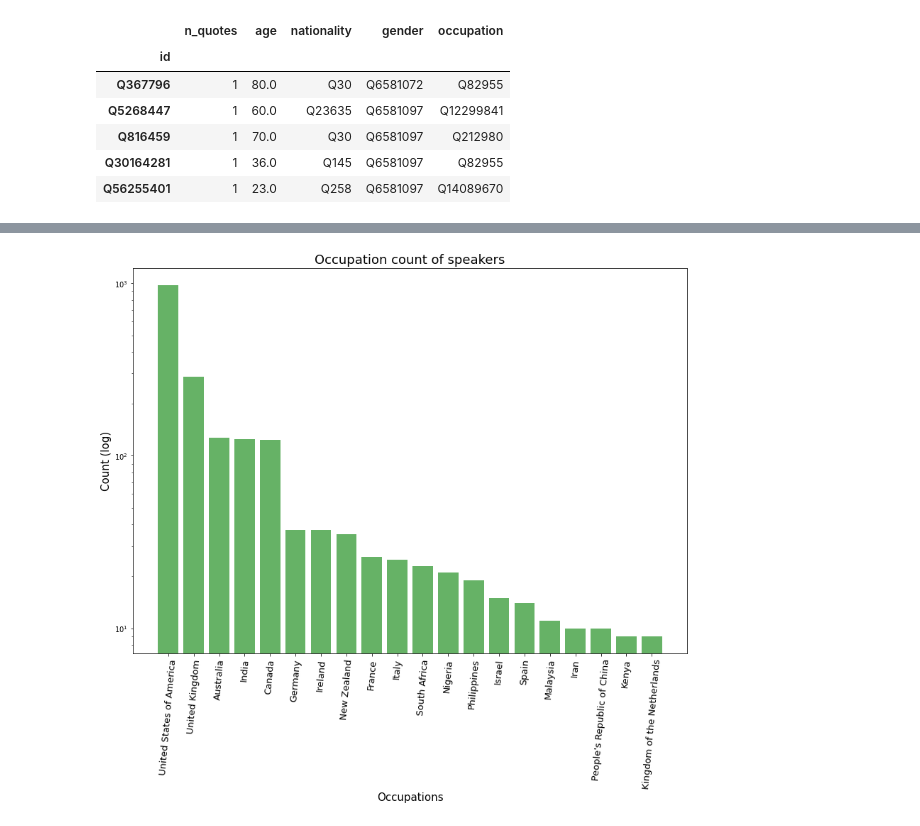
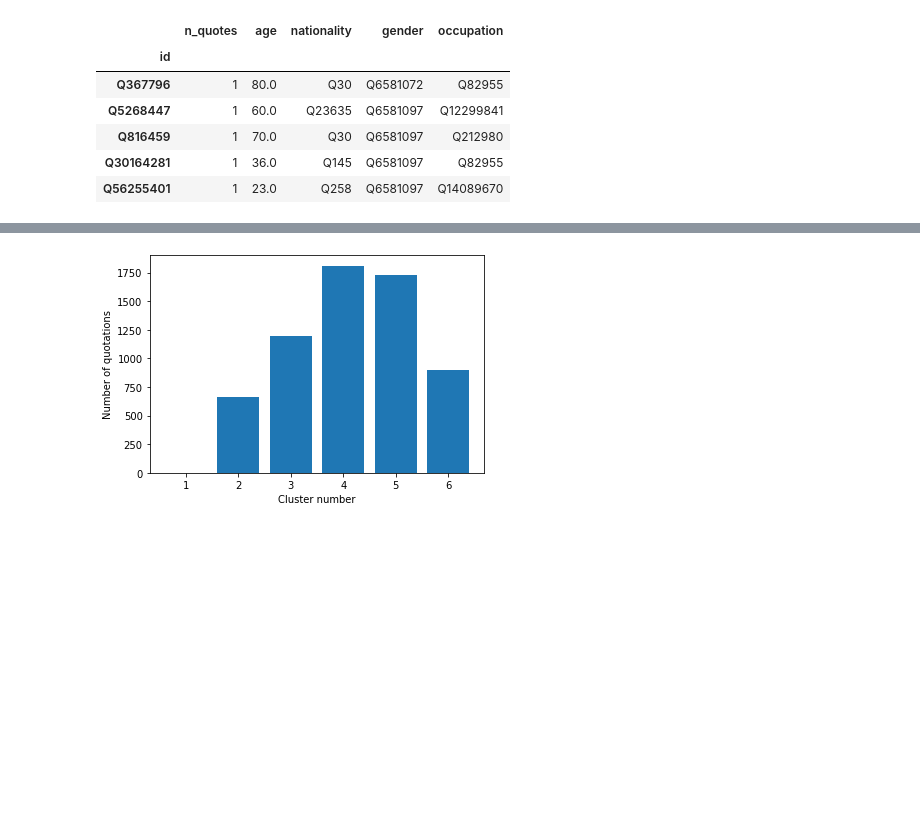
Before and after one commit to epfl-ada/ada-2021-project-quotebankers, a Jupyter notebook: clustering.ipynb, the cells around one changed output, grey strips where cells are left out. Saved outputs shown, nothing was run; the diff lists cells and outputs as text; code cells hidden in the pictures; blank space fills up the shorter version.

```diff
--- a/clustering.ipynb
+++ b/clustering.ipynb
@@ -358,9 +320,8 @@ top_20_nationality_labels = [get_entity_dict_from_api(item)['labels']['en']['val
-# %%
-_ = plt.figure(figsize=(14, 10))
-_ = plt.title('Occupation count of speakers', fontsize=18)
-_ = plt.xlabel('Occupations', fontsize=15)
-_ = plt.ylabel('Count (log)', fontsize=15)
-_ = plt.bar(top_20_nationality.keys(), top_20_nationality.values(), color='g', log=True, alpha=0.6)
-_ = plt.xticks(range(len(top_20_nationality)), top_20_nationality_labels, rotation=85, fontsize=13)
-# %% [output]
-[figure, removed]
+# %%
+def plot_nr_quotes_of_clusters(clusters):
+    plt.bar(range(1, len(clusters) + 1), [cluster_df.n_quotes.sum() for cluster_df in clusters])
+    plt.xlabel('Cluster number')
+    plt.ylabel('Number of quotations')
+plot_nr_quotes_of_clusters(clusters_for_k_6)
+# %% [output]
+[figure, added]
```
Also changed, not shown: parts of 24 cells of this notebook.
